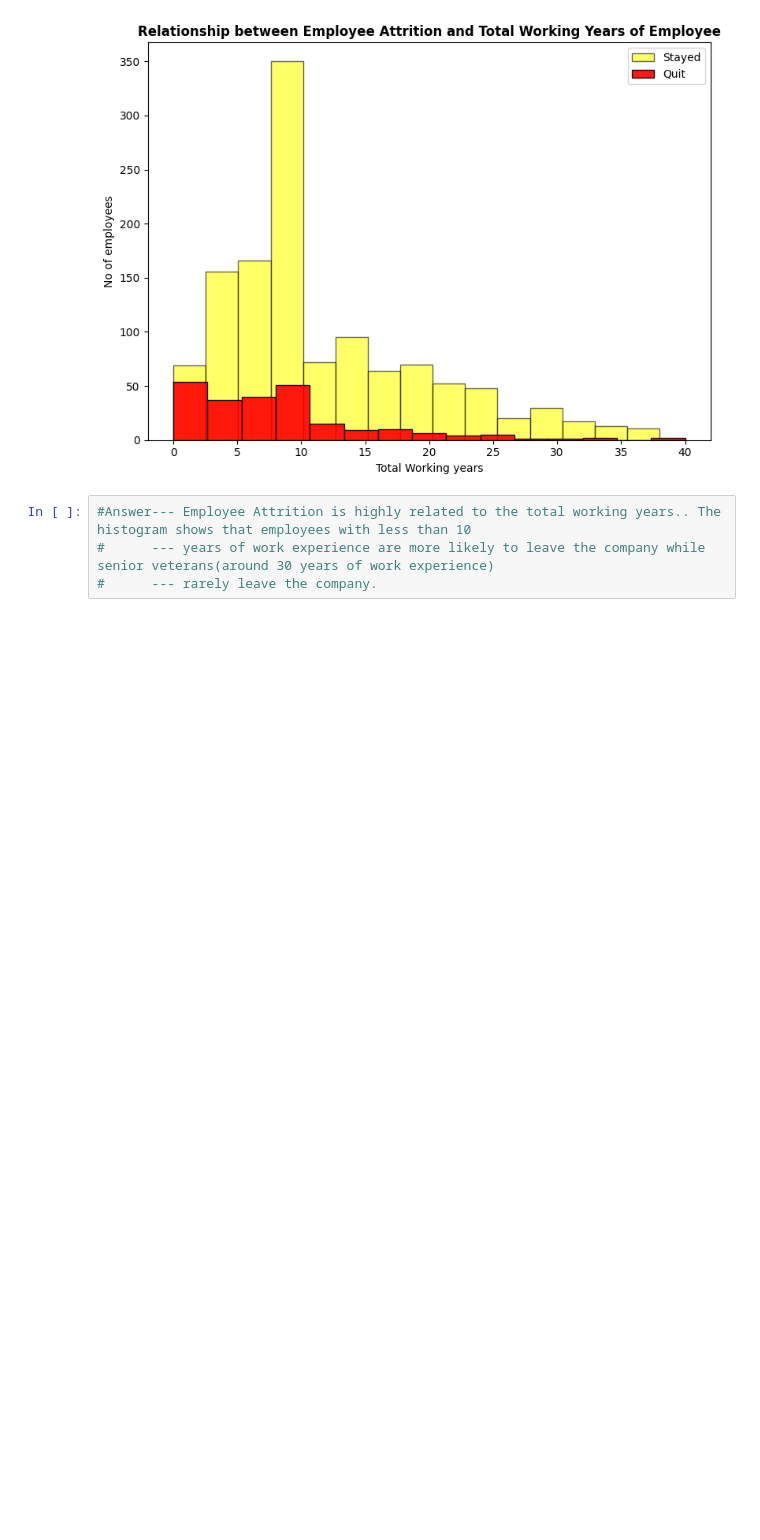
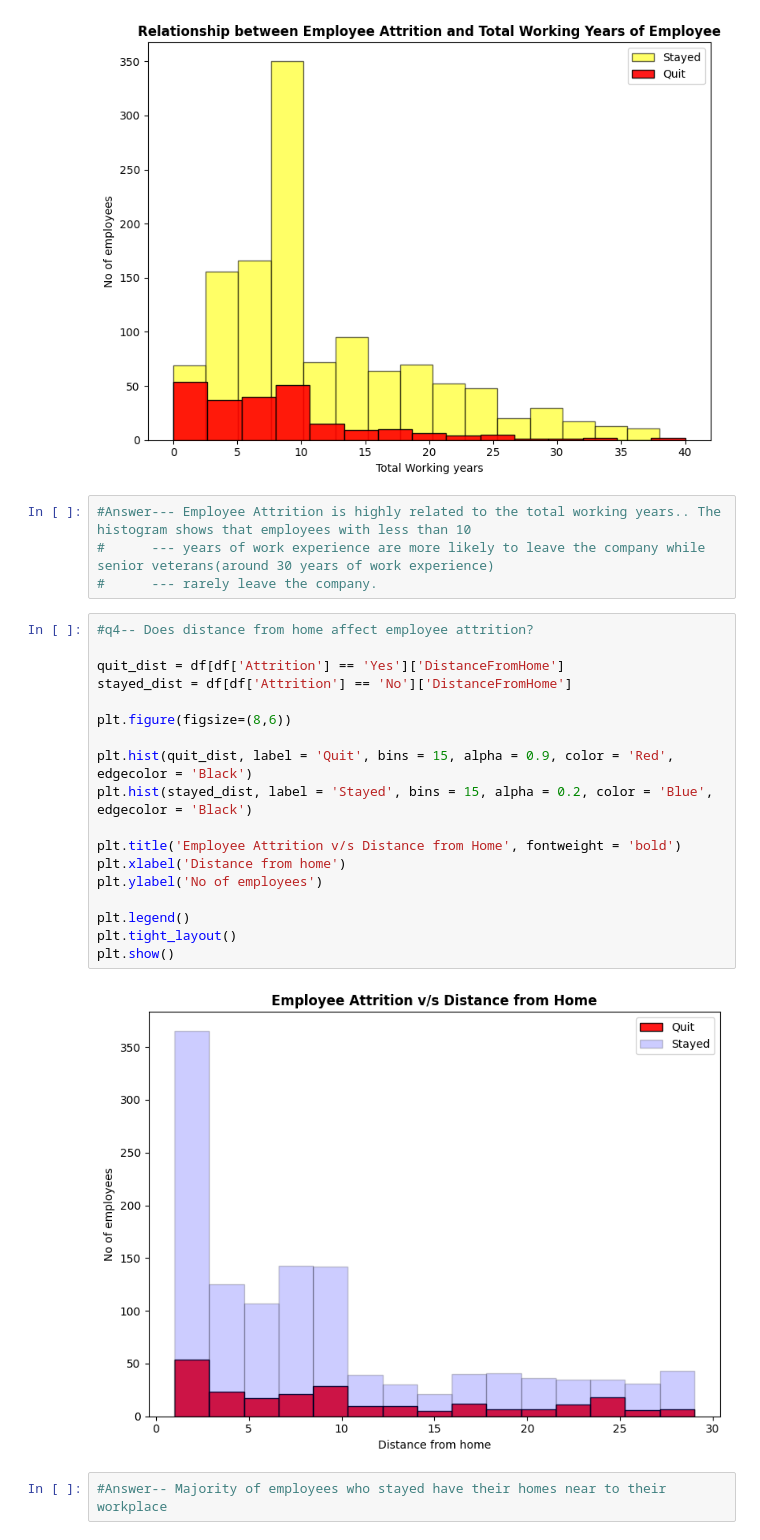
Before and after one commit to AryanGoyal17/Employee-Attrition-Analysis, a Jupyter notebook: analysis.ipynb, the cells around one changed output. Cells and saved outputs as stored; diff of their text form; blank space fills up the shorter version.

Commit message:
feat: Found the relationship between Employee Attrition and Home-Workplace distance using a histogram

```diff
--- a/analysis.ipynb
+++ b/analysis.ipynb
@@ -366,3 +366,25 @@ plt.show()
 #Answer--- Employee Attrition is highly related to the total working years.. The histogram shows that employees with less than 10
 #      --- years of work experience are more likely to leave the company while senior veterans(around 30 years of work experience)
 #      --- rarely leave the company.
+# %%
+#q4-- Does distance from home affect employee attrition?
+
+quit_dist = df[df['Attrition'] == 'Yes']['DistanceFromHome']
+stayed_dist = df[df['Attrition'] == 'No']['DistanceFromHome']
+
+plt.figure(figsize=(8,6))
+
+plt.hist(quit_dist, label = 'Quit', bins = 15, alpha = 0.9, color = 'Red', edgecolor = 'Black')
+plt.hist(stayed_dist, label = 'Stayed', bins = 15, alpha = 0.2, color = 'Blue', edgecolor = 'Black')
+
+plt.title('Employee Attrition v/s Distance from Home', fontweight = 'bold')
+plt.xlabel('Distance from home')
+plt.ylabel('No of employees')
+
+plt.legend()
+plt.tight_layout()
+plt.show()
+# %% [output]
+[figure, added]
+# %%
+#Answer-- Majority of employees who stayed have their homes near to their workplace
```
